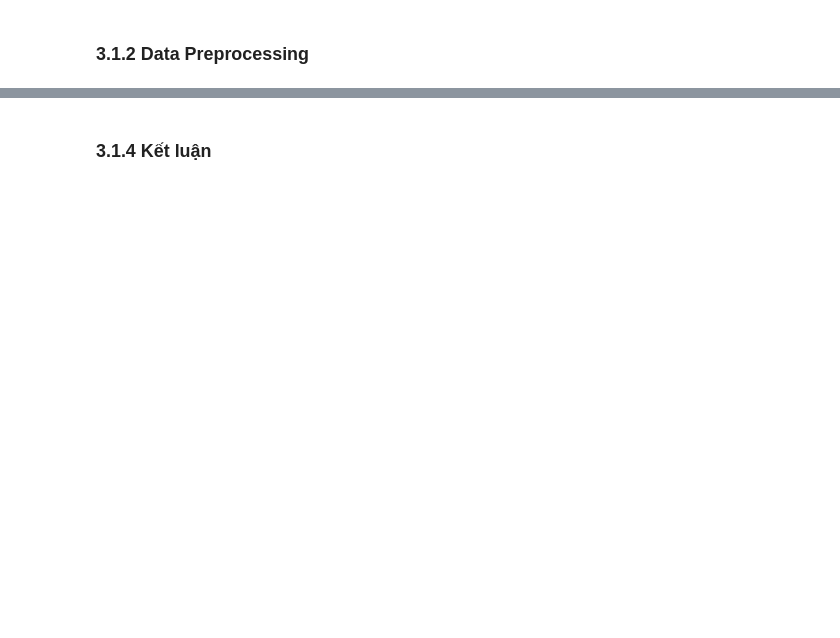
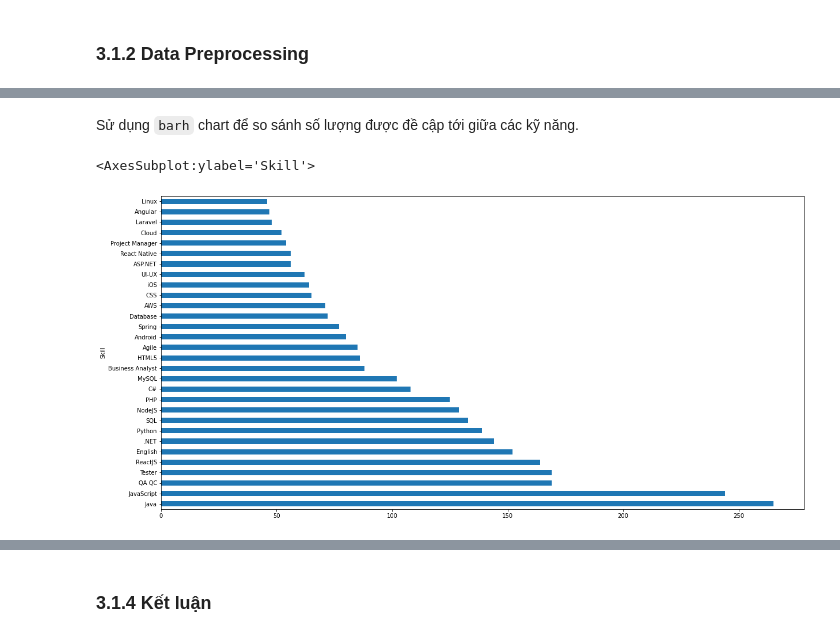
Before and after one commit to huyle-itus/P4DS_FinalProject, a Jupyter notebook: FinalProject.ipynb, the cells around one changed output, grey strips where cells are left out. Drawn from its saved outputs; the diff is of its cells as text; code cells hidden in the pictures; blank space fills up the shorter version.

```diff
--- a/FinalProject.ipynb
+++ b/FinalProject.ipynb
@@ -407,0 +449,3 @@ Tuy nhiên dữ liệu ở 2 cột `three_reasons` và `description` có các d
+# %%
+taglist = taglist.str.strip().str.split('\s{2,}')
+taglist
@@ -407,0 +467,3 @@ Tuy nhiên dữ liệu ở 2 cột `three_reasons` và `description` có các d
+# %%
+taglist = taglist.explode()
+taglist
@@ -407,0 +511,3 @@ Tuy nhiên dữ liệu ở 2 cột `three_reasons` và `description` có các d
+# %%
+taglist = taglist[taglist != "Fresher Accepted"]
+taglist
@@ -407,0 +533,3 @@ Tuy nhiên dữ liệu ở 2 cột `three_reasons` và `description` có các d
+# %%
+taglist = taglist.value_counts()
+taglist
@@ -407,0 +549,7 @@ Tuy nhiên dữ liệu ở 2 cột `three_reasons` và `description` có các d
+# %% [markdown]
+Sử dụng `barh` chart để so sánh số lượng được đề cập tới giữa các kỹ năng.
+# %%
+taglist[0:30].plot(kind = 'barh', figsize = (20,10), ylabel = "Amount", xlabel = "Skill")
+# %% [output]
+<AxesSubplot:ylabel='Skill'>
+[figure, added]
```
Also changed, not shown: parts of 46 cells of this notebook.
